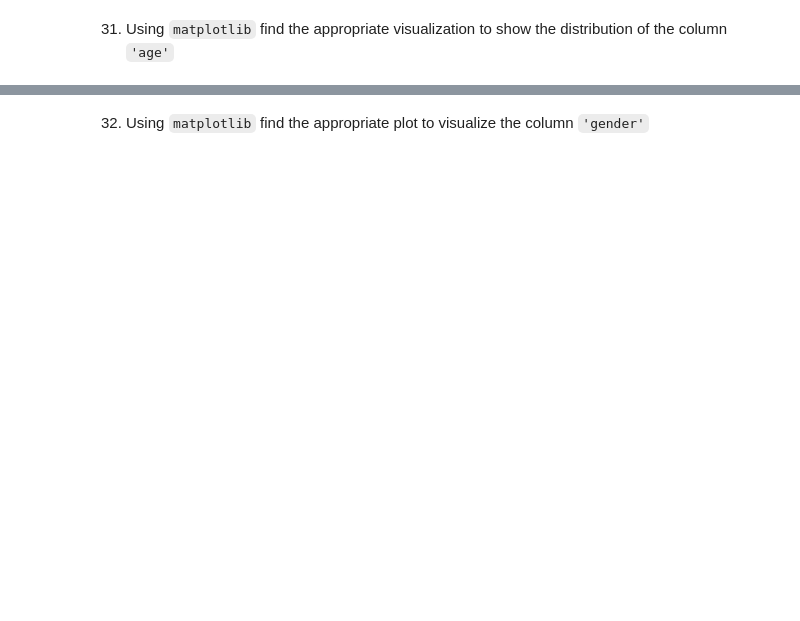
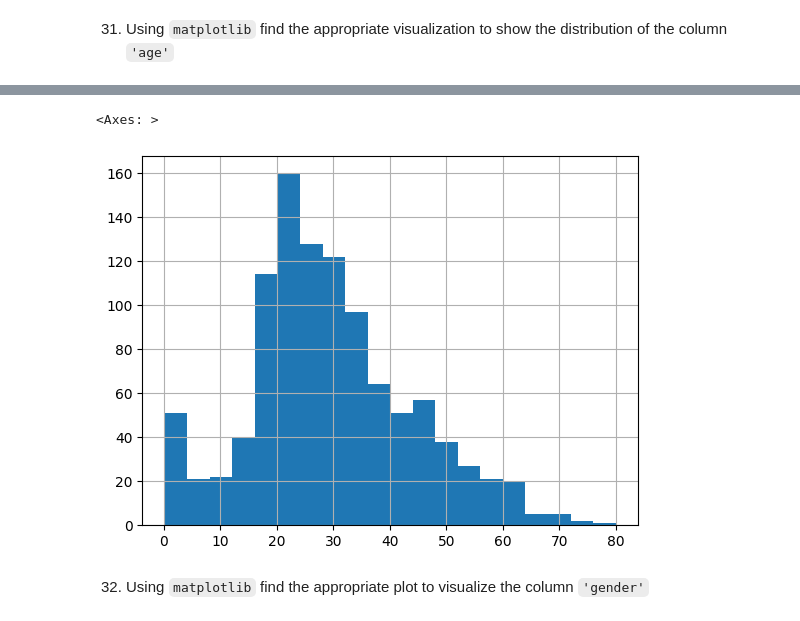
Before and after one commit to MNievas12/2411_dsft_thebridge, a Jupyter notebook: 2-Data-Analysis/2-Pandas/Practica/6-Titanic/Titanic-exercise.ipynb, the cells around one changed output, grey strips where cells are left out. Drawn from its saved outputs; the diff is of its cells as text; code cells hidden in the pictures; blank space fills up the shorter version.

```diff
--- a/2-Data-Analysis/2-Pandas/Practica/6-Titanic/Titanic-exercise.ipynb
+++ b/2-Data-Analysis/2-Pandas/Practica/6-Titanic/Titanic-exercise.ipynb
@@ -99,2 +770,7 @@ Hint: There were two people with the same name, who?
+# %%
+titanic['age'].hist(bins=20)
+# %% [output]
+<Axes: >
+[figure, added]
 # %% [markdown]
 32. Using `matplotlib` find the appropriate plot to visualize the column `'gender'`
```
Also changed, not shown: parts of 83 cells of this notebook.
